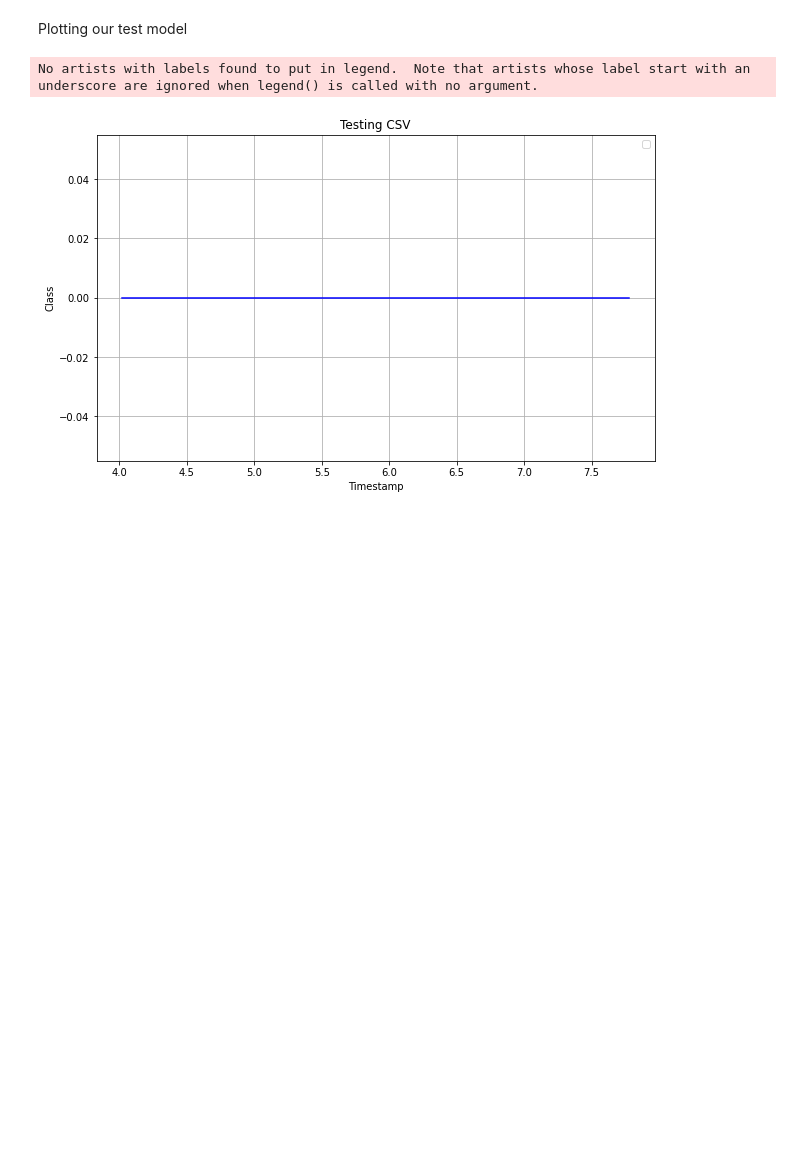
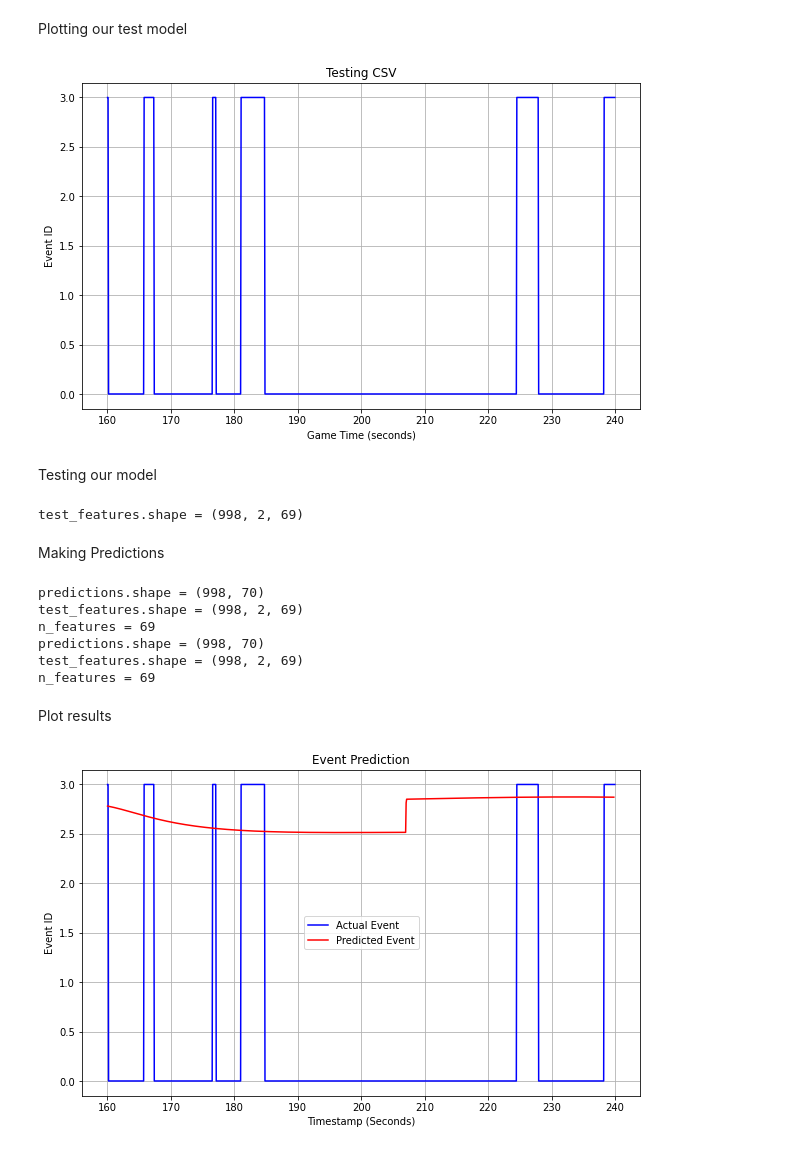
Before and after one commit to rospuye/PI21-22_ComentadorFutebol, a Jupyter notebook: backend/machine_learning/lstm_nn.ipynb, the cells around one changed output. Cells and saved outputs as stored; diff of their text form; code cells hidden in the pictures; blank space fills up the shorter version.

Commit message:
not errors, but weird predictions

```diff
--- a/backend/machine_learning/lstm_nn.ipynb
+++ b/backend/machine_learning/lstm_nn.ipynb
@@ -141,7 +131,7 @@ model.add(Dropout(0.2))
 
 # Adding Dense Layer (ending layer...?)
 # 1 unit beause we want to predict
-model.add(Dense(units = 1))
+model.add(Dense(units = n_features + 1))
 
 # Compiling the model
 model.compile(optimizer = 'adam', loss = 'mean_squared_error')
@@ -150,5 +140,5 @@ Training the model
 # %%
 # Training the model
 # epochs --> number of iteractions probably
-model.fit(features_set, labels, epochs = 12, batch_size = 32)
+model.fit(features_set, labels, epochs = 10, batch_size = 32)
 # %% [output]
@@ -178,10 +157,67 @@ timestamps_testing, positions_testing = get_filtered_data(path=TEST_PATH, starti
 plt.figure(figsize=(10,6))
 plt.plot(timestamps_testing, positions_testing[:,-1] ,color='blue')
 plt.title('Testing CSV')
-plt.xlabel('Timestamp')
-plt.ylabel('Class')
+plt.xlabel('Game Time (seconds)')
+plt.ylabel('Event ID')
 plt.grid()
 plt.show()
 # %% [output]
-No artists with labels found to put in legend.  Note that artists whose label start with an underscore are ignored when legend() is called with no argument.
-[figure, old version]
+[figure, new version]
+# %% [markdown]
+Testing our model
+# %%
+# Reshaping the testing
+positions_testing_scaled = scaler.transform(positions_testing)
+n_tests = len(positions_testing)
+
+# Add Past time
+test_features = []
+for i in range(PAST_TIME_STEPS, n_tests):
+    test_features.append(positions_testing_scaled[i-PAST_TIME_STEPS:i, 0:n_features])
+
+
+# Convert to the LSTM format
+test_features = np.array(test_features)
+test_features = np.reshape(test_features, (test_features.shape[0], test_features.shape[1], test_features.shape[2]))
+
+print(f"{test_features.shape = }")
+# %% [output]
+test_features.shape = (998, 2, 69)
+# %% [markdown]
+Making Predictions
+# %%
+predictions = model.predict(test_features)
+print(f"{predictions.shape = }")
+print(f"{test_features.shape = }")
+print(f"{n_features = }")
+
+# predictions_dataset_like = np.zeros(shape=(len(predictions), n_features))
+# predictions_dataset_like[:,0] = predictions[:,0]
+# # inverse transform and then select the right field
+# predictions = scaler.inverse_transform(predictions_dataset_like)[:,0]
+
+predictions = scaler.inverse_transform(predictions) # reverse the scale
+print(f"{predictions.shape = }")
+print(f"{test_features.shape = }")
+print(f"{n_features = }")
+# %% [output]
+predictions.shape = (998, 70)
+test_features.shape = (998, 2, 69)
+n_features = 69
+predictions.shape = (998, 70)
+test_features.shape = (998, 2, 69)
+n_features = 69
+# %% [markdown]
+Plot results
+# %%
+plt.figure(figsize=(10,6))
+plt.plot(timestamps_testing, positions_testing[:,-1], color='blue', label='Actual Event')
+plt.plot(timestamps_testing[:-PAST_TIME_STEPS], predictions[:,-1] , color='red', label='Predicted Event')
+plt.title('Event Prediction')
+plt.xlabel('Timestamp (Seconds)')
+plt.ylabel('Event ID')
+plt.legend()
+plt.grid()
+plt.show()
+# %% [output]
+[figure, added]
```
Also changed, not shown: parts of 5 cells of this notebook, 1 other file.
